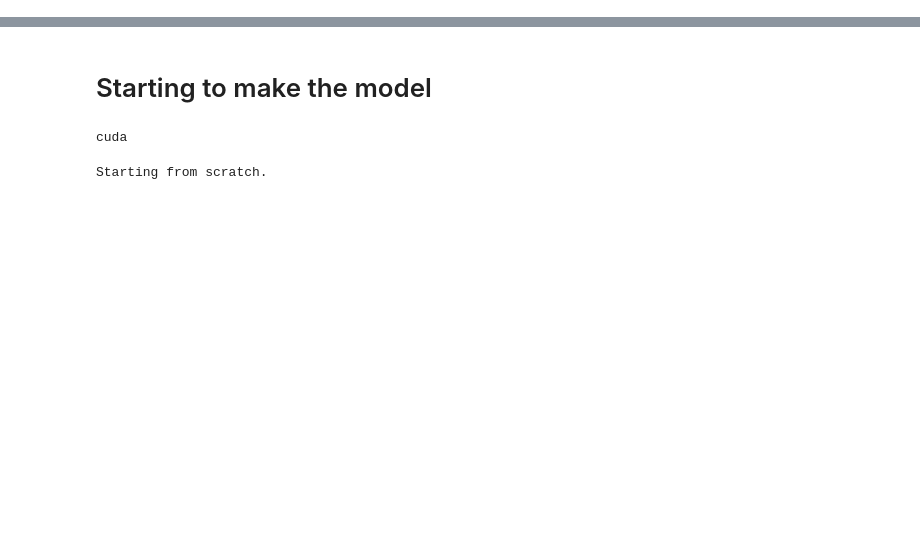
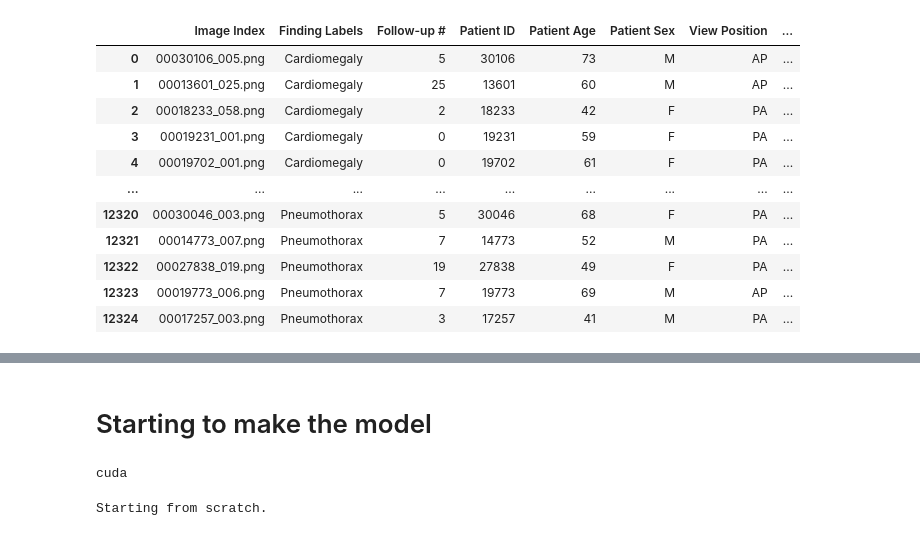
Before and after one commit to JevsJevs/MC906-DiagXray, a Jupyter notebook: ResNet50.ipynb, the cells around one changed output, grey strips where cells are left out. Cells and saved outputs as stored; diff of their text form; code cells hidden in the pictures; blank space fills up the shorter version.

```diff
--- a/ResNet50.ipynb
+++ b/ResNet50.ipynb
@@ -47,46 +47,59 @@ df
 # %%
-# import tarfile
-# from pathlib import Path
+import tarfile
+from pathlib import Path
 
-# tar_files = [
-#     'tars/images_001.tar.gz',
-#     'tars/images_002.tar.gz',
-#     'tars/images_003.tar.gz',
-#     'tars/images_004.tar.gz',
-#     'tars/images_005.tar.gz',
-#     'tars/images_006.tar.gz',
-#     'tars/images_007.tar.gz',
-#     'tars/images_008.tar.gz',
-#     'tars/images_009.tar.gz',
-#     'tars/images_010.tar.gz',
-#     'tars/images_011.tar.gz',
-#     'tars/images_012.tar.gz',
-# ]
+tar_files = [
+    'tars/images_001.tar.gz',
+    'tars/images_002.tar.gz',
+    'tars/images_003.tar.gz',
+    'tars/images_004.tar.gz',
+    'tars/images_005.tar.gz',
+    'tars/images_006.tar.gz',
+    'tars/images_007.tar.gz',
+    'tars/images_008.tar.gz',
+    'tars/images_009.tar.gz',
+    'tars/images_010.tar.gz',
+    'tars/images_011.tar.gz',
+    'tars/images_012.tar.gz',
+]
 
-# # Setup output directory
-# output_dir = Path('./extracted_images') # final output will be /extracted_images/images
-# output_dir.mkdir(parents=True, exist_ok=True)
+# Setup output directory
+output_dir = Path('./extracted_images') # final output will be /extracted_images/images
+output_dir.mkdir(parents=True, exist_ok=True)
 
-# image_index_set = set(df['Image Index'])
-# df['Recovered_Image'] = 0
+image_index_set = set(df['Image Index'])
+df['Recovered_Image'] = 0
 
-# # Get only desired files directly from tar.gz so we dont blow our storage
-# for tar_path in tar_files:
-#     with tarfile.open(tar_path, 'r:gz') as tar:
-#         haha = tar.getmembers()
-#         for member in tar.getmembers():
-#             filename = Path(member.name).name
-#             filePath = output_dir / 'images' / filename
-#             if filePath.exists():
-#                 df.loc[df['Image Index'] == filename, 'Recovered_Image'] = 1 #mark that image was found
-#                 continue
-#             if filename in image_index_set:
-#                 tar.extract(member, path=output_dir)
-#                 df.loc[df['Image Index'] == filename, 'Recovered_Image'] = 1 #mark that image was found
+# Get only desired files directly from tar.gz so we dont blow our storage
+for tar_path in tar_files:
+    with tarfile.open(tar_path, 'r:gz') as tar:
+        haha = tar.getmembers()
+        for member in tar.getmembers():
+            filename = Path(member.name).name
+            filePath = output_dir / 'images' / filename
+            if filePath.exists():
+                df.loc[df['Image Index'] == filename, 'Recovered_Image'] = 1 #mark that image was found
+                continue
+            if filename in image_index_set:
+                tar.extract(member, path=output_dir)
+                df.loc[df['Image Index'] == filename, 'Recovered_Image'] = 1 #mark that image was found
 
 
 
-# #Drop all df entries that are not in the extracted_folder
-# df.drop(df[df['Recovered_Image'] == 0].index, inplace=True)
-# df.drop(columns=['Recovered_Image'], inplace=True)
-# df
+#Drop all df entries that are not in the extracted_folder
+df.drop(df[df['Recovered_Image'] == 0].index, inplace=True)
+df.drop(columns=['Recovered_Image'], inplace=True)
+df
+# %% [output]
+|  | Image Index | Finding Labels | Follow-up # | Patient ID | Patient Age | Patient Sex | View Position | ... |
+| 0 | 00030106_005.png | Cardiomegaly | 5 | 30106 | 73 | M | AP | ... |
+| 1 | 00013601_025.png | Cardiomegaly | 25 | 13601 | 60 | M | AP | ... |
+| 2 | 00018233_058.png | Cardiomegaly | 2 | 18233 | 42 | F | PA | ... |
+| 3 | 00019231_001.png | Cardiomegaly | 0 | 19231 | 59 | F | PA | ... |
+| 4 | 00019702_001.png | Cardiomegaly | 0 | 19702 | 61 | F | PA | ... |
+| ... | ... | ... | ... | ... | ... | ... | ... | ... |
+| 12320 | 00030046_003.png | Pneumothorax | 5 | 30046 | 68 | F | PA | ... |
+| 12321 | 00014773_007.png | Pneumothorax | 7 | 14773 | 52 | M | PA | ... |
+| 12322 | 00027838_019.png | Pneumothorax | 19 | 27838 | 49 | F | PA | ... |
+| 12323 | 00019773_006.png | Pneumothorax | 7 | 19773 | 69 | M | AP | ... |
+| 12324 | 00017257_003.png | Pneumothorax | 3 | 17257 | 41 | M | PA | ... |
```
Also changed, not shown: parts of 10 cells of this notebook.
